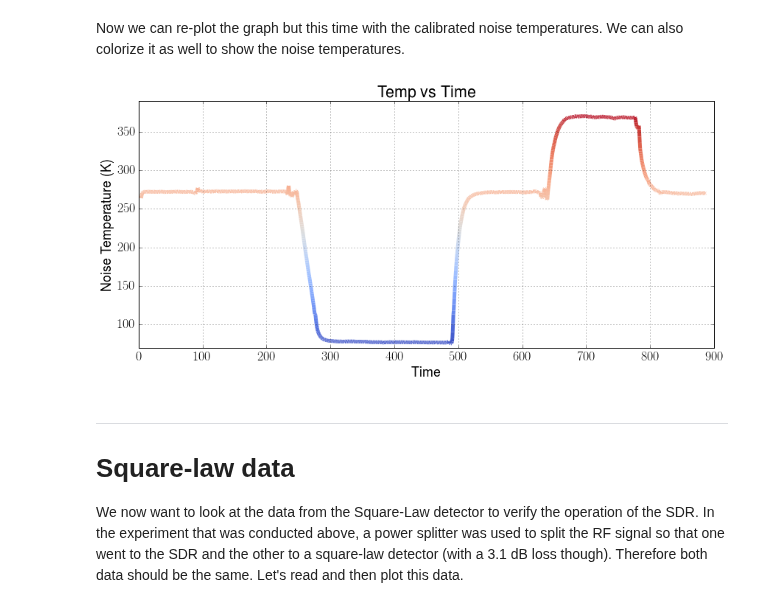
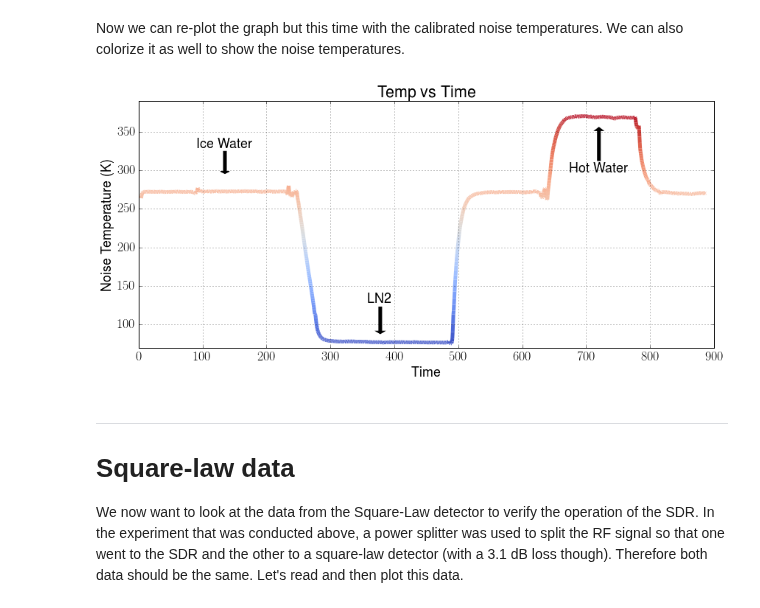
Before and after one commit to matgyver/Radiometer-SDR-Thesis, a Jupyter notebook: Experiments/Exp1/radiometer_experiment_1.ipynb, the cells around one changed output. Saved outputs shown, nothing was run; the diff lists cells and outputs as text; code cells hidden in the pictures.

```diff
--- a/Experiments/Exp1/radiometer_experiment_1.ipynb
+++ b/Experiments/Exp1/radiometer_experiment_1.ipynb
@@ -195,30 +195,30 @@ y = y[(4*2):]
 # %%
 fig = plt.figure(figsize=(14,6), dpi=300)
 #plot(y,g)
 colorline(y,g,m(g),linewidth=5,cmap='coolwarm')
 xlabel('Time')
 ylabel('Noise Temperature (K)')
 title('Temp vs Time')
 grid(True)
 axis([0, 900, 70, 390])
-ax.annotate('Ice Water', xy=(.15, .7),  xycoords='axes fraction',
+plt.annotate('Ice Water', xy=(.15, .7),  xycoords='axes fraction',
                 xytext=(0.15, 0.85), textcoords='axes fraction',
                 arrowprops=dict(facecolor='black', shrink=0.05),
                 horizontalalignment='center', verticalalignment='top',
                 )
-ax.annotate('LN2', xy=(.42, .17),  xycoords='axes fraction',
-                xytext=(0.42, 0.32), textcoords='axes fraction',
+plt.annotate('LN2', xy=(.42, .05),  xycoords='axes fraction',
+                xytext=(0.42, 0.22), textcoords='axes fraction',
                 arrowprops=dict(facecolor='black', shrink=0.05),
                 horizontalalignment='center', verticalalignment='top',
                 )
-ax.annotate('Hot Water', xy=(.8, .9),  xycoords='axes fraction',
+plt.annotate('Hot Water', xy=(.8, .9),  xycoords='axes fraction',
                 xytext=(0.8, 0.75), textcoords='axes fraction',
                 arrowprops=dict(facecolor='black', shrink=0.05),
                 horizontalalignment='center', verticalalignment='top',
                 )
 fig.savefig("sdr_calibrated_color.pdf", dpi=300)
 # %% [output]
-[figure, old version]
+[figure, new version]
 # %% [markdown]
 - - -
 # Square-law data
```
Also changed, not shown: 11 other files.
